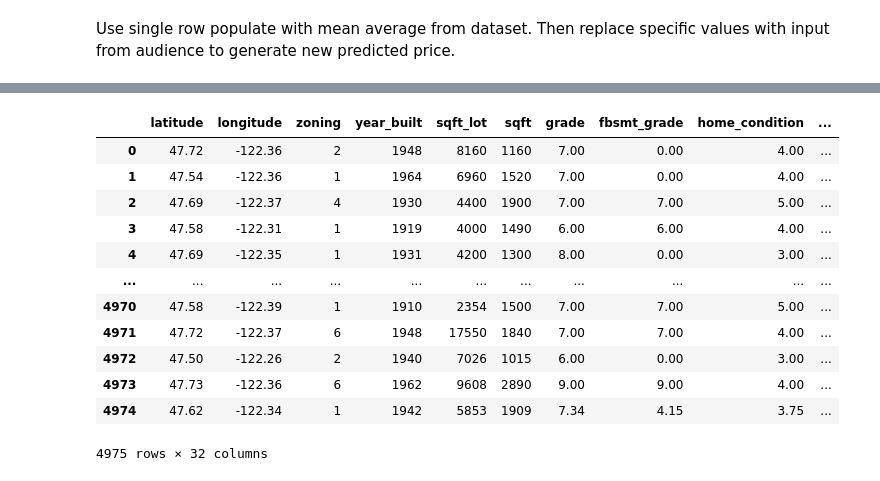
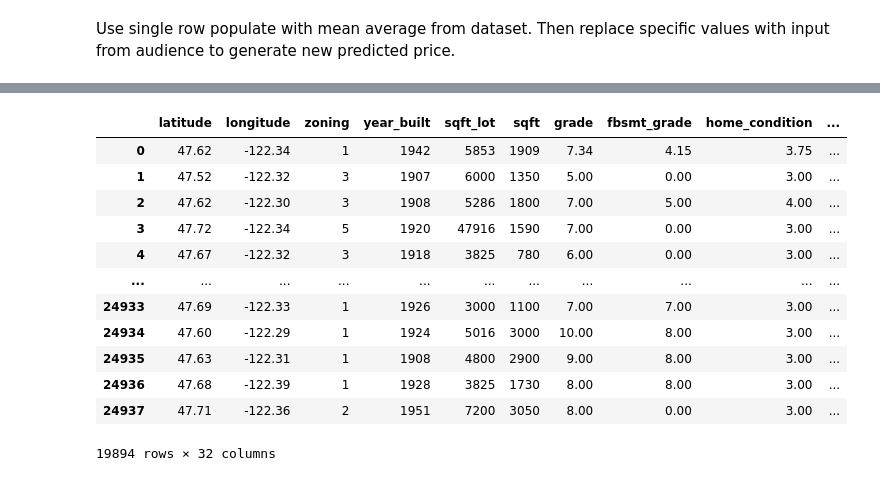
Before and after one commit to ai-bevo/Final-Austin-Housing-Market, a Jupyter notebook: ML Analysis/Seattle_GradientBoostingRegressor.ipynb, the cells around one changed output, grey strips where cells are left out. Cells and saved outputs as stored; diff of their text form; code cells hidden in the pictures.

```diff
--- a/ML Analysis/Seattle_GradientBoostingRegressor.ipynb
+++ b/ML Analysis/Seattle_GradientBoostingRegressor.ipynb
@@ -451,3 +451,6 @@ importances_sorted.plot(kind='barh', color='lightgreen', title= 'Top 15 - Featur
 # %% [markdown]
 Use single row populate with mean average from dataset.
 Then replace specific values with input from audience to generate new predicted price.
+# %%
+X_train.sort_index(inplace=True)
+X_train.head()
@@ -454,24 +475,25 @@ Then replace specific values with input from audience to generate new predicted
 # %%
-X_survey = X_test
+X_survey = X_train
 s_row = {'latitude': 47.625,	'longitude':-122.337,	'zoning': 1, 'year_built':1942,	'sqft_lot':5853, 'sqft':1909,	'grade':7.34,	'fbsmt_grade':4.146,	'home_condition':3.751,	'stories':1,'beds':3,'bath_full':1,
            'bath_3qtr':0.5,'bath_half':1,'garb_sqft':82.265,'gara_sqft':62.40,'wfnt':0.05,'golf':0.002,'greenbelt':0,'noise_traffic': 0.1,'view_rainier':0.01,'view_olympics':0.01,'view_cascades':0.01,'view_territorial':0.01,
            'view_skyline':0.01,'view_sound':0.01,'view_lakewash':0.01,'view_otherwater':0.01,'sale_year':2020,'zipcode':98119,'sale_month':6,'sale_day':28}
 
-s_row_df = pd.DataFrame([s_row])
-X_survey = pd.concat([X_survey, s_row_df], ignore_index=True)
-
+#repalce
+row_index = 0
+X_survey.loc[row_index] = s_row
+X_survey.sort_index(inplace=True)
 X_survey
 # %% [output]
 |  | latitude | longitude | zoning | year_built | sqft_lot | sqft | grade | fbsmt_grade | home_condition | ... |
-| 0 | 47.72 | -122.36 | 2 | 1948 | 8160 | 1160 | 7.00 | 0.00 | 4.00 | ... |
-| 1 | 47.54 | -122.36 | 1 | 1964 | 6960 | 1520 | 7.00 | 0.00 | 4.00 | ... |
-| 2 | 47.69 | -122.37 | 4 | 1930 | 4400 | 1900 | 7.00 | 7.00 | 5.00 | ... |
-| 3 | 47.58 | -122.31 | 1 | 1919 | 4000 | 1490 | 6.00 | 6.00 | 4.00 | ... |
-| 4 | 47.69 | -122.35 | 1 | 1931 | 4200 | 1300 | 8.00 | 0.00 | 3.00 | ... |
+| 0 | 47.62 | -122.34 | 1 | 1942 | 5853 | 1909 | 7.34 | 4.15 | 3.75 | ... |
+| 1 | 47.52 | -122.32 | 3 | 1907 | 6000 | 1350 | 5.00 | 0.00 | 3.00 | ... |
+| 2 | 47.62 | -122.30 | 3 | 1908 | 5286 | 1800 | 7.00 | 5.00 | 4.00 | ... |
+| 3 | 47.72 | -122.34 | 5 | 1920 | 47916 | 1590 | 7.00 | 0.00 | 3.00 | ... |
+| 4 | 47.67 | -122.32 | 3 | 1918 | 3825 | 780 | 6.00 | 0.00 | 3.00 | ... |
 | ... | ... | ... | ... | ... | ... | ... | ... | ... | ... | ... |
-| 4970 | 47.58 | -122.39 | 1 | 1910 | 2354 | 1500 | 7.00 | 7.00 | 5.00 | ... |
-| 4971 | 47.72 | -122.37 | 6 | 1948 | 17550 | 1840 | 7.00 | 7.00 | 4.00 | ... |
-| 4972 | 47.50 | -122.26 | 2 | 1940 | 7026 | 1015 | 6.00 | 0.00 | 3.00 | ... |
-| 4973 | 47.73 | -122.36 | 6 | 1962 | 9608 | 2890 | 9.00 | 9.00 | 4.00 | ... |
-| 4974 | 47.62 | -122.34 | 1 | 1942 | 5853 | 1909 | 7.34 | 4.15 | 3.75 | ... |
+| 24933 | 47.69 | -122.33 | 1 | 1926 | 3000 | 1100 | 7.00 | 7.00 | 3.00 | ... |
+| 24934 | 47.60 | -122.29 | 1 | 1924 | 5016 | 3000 | 10.00 | 8.00 | 3.00 | ... |
+| 24935 | 47.63 | -122.31 | 1 | 1908 | 4800 | 2900 | 9.00 | 8.00 | 3.00 | ... |
+| 24936 | 47.68 | -122.39 | 1 | 1928 | 3825 | 1730 | 8.00 | 8.00 | 3.00 | ... |
+| 24937 | 47.71 | -122.36 | 2 | 1951 | 7200 | 3050 | 8.00 | 0.00 | 3.00 | ... |
-4975 rows × 32 columns
+19894 rows × 32 columns
```
Also changed, not shown: parts of 12 cells of this notebook.
